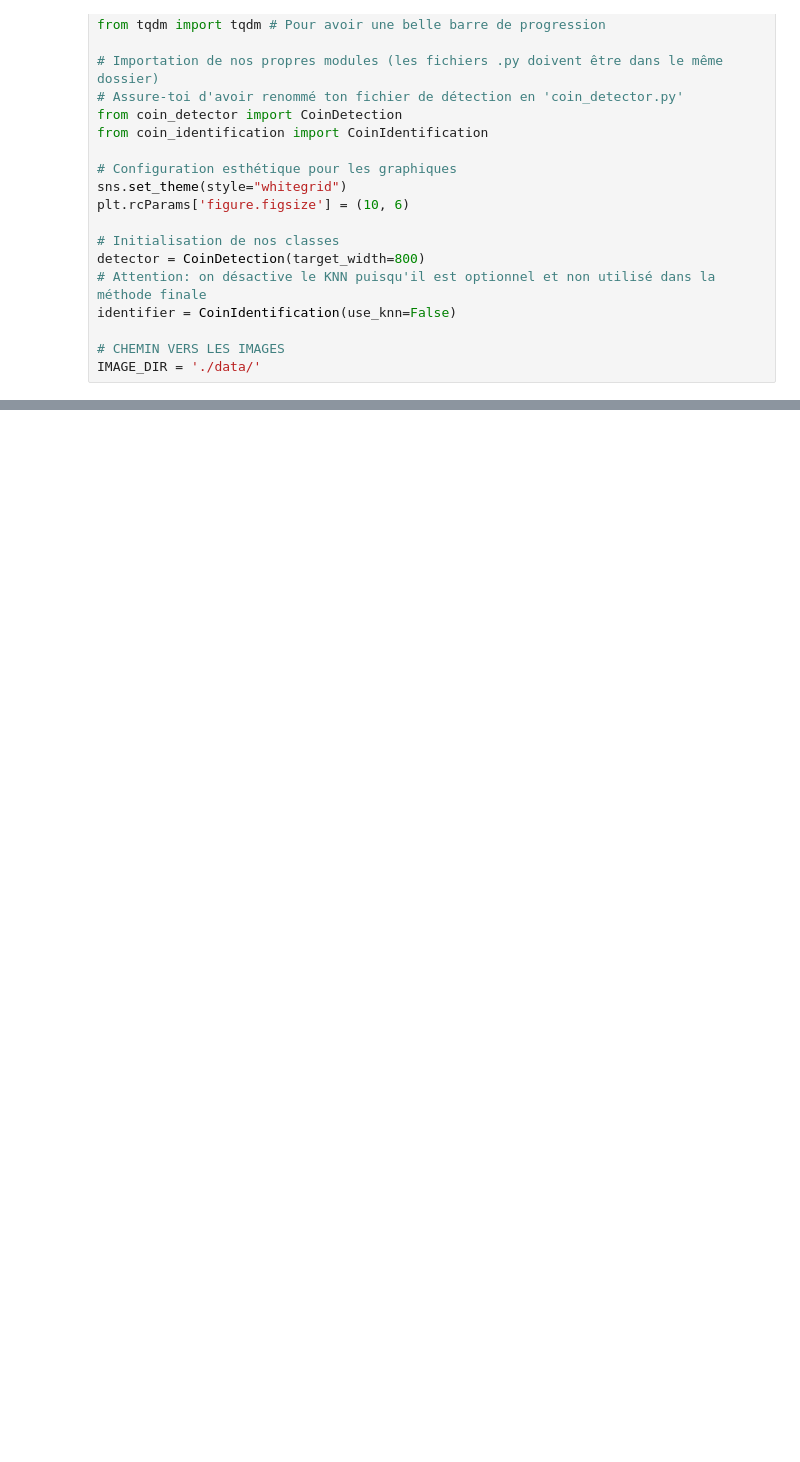
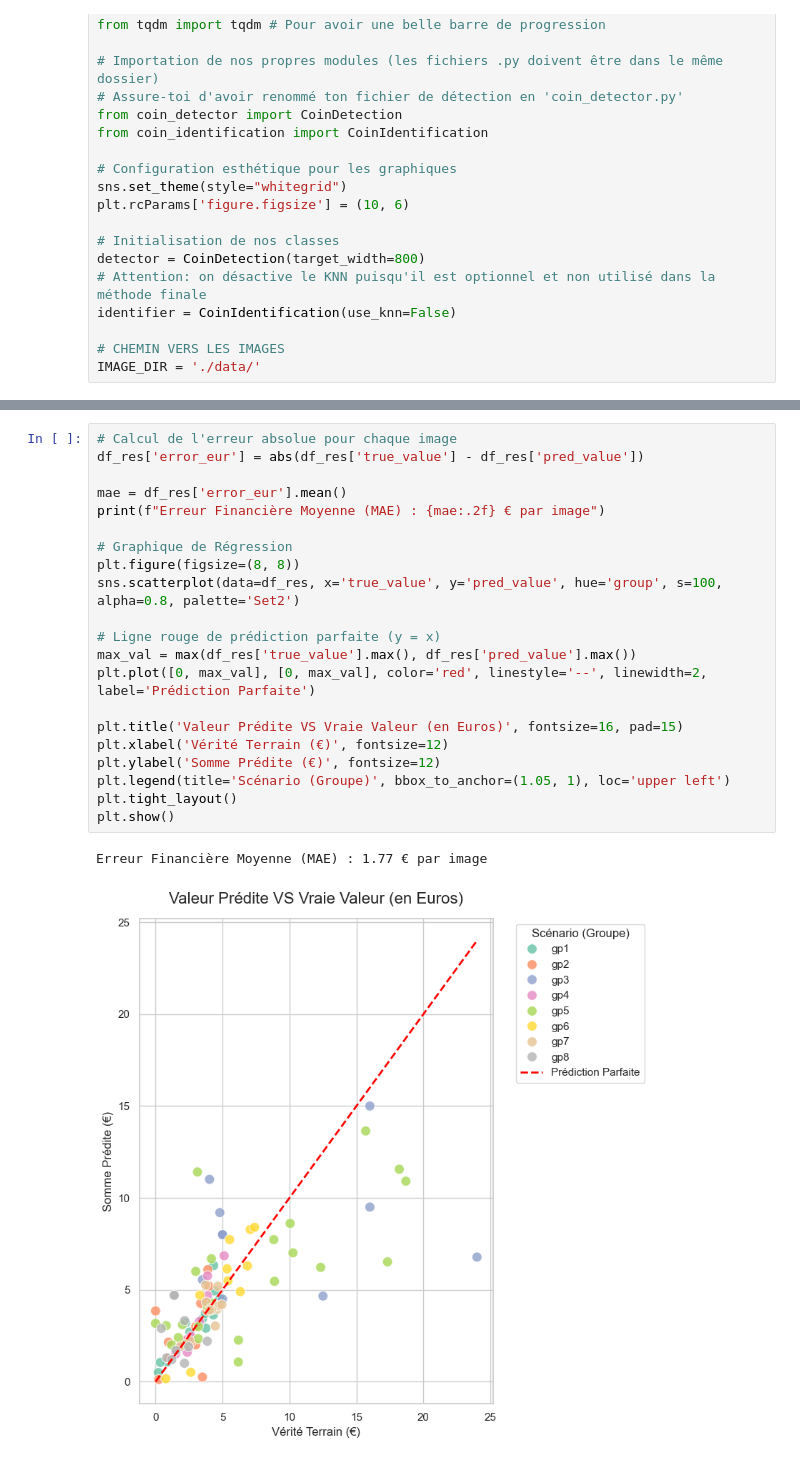
Before and after one commit to Aya-chihoub/Projet-Analyse-img-M1, a Jupyter notebook: notebook_Evaluation.ipynb, the cells around one changed output, grey strips where cells are left out. Drawn from its saved outputs; the diff is of its cells as text; blank space fills up the shorter version.

```diff
--- a/notebook_Evaluation.ipynb
+++ b/notebook_Evaluation.ipynb
@@ -131,0 +174,24 @@ Score F1  : 66.7% (Moyenne harmonique)
+# %%
+# Calcul de l'erreur absolue pour chaque image
+df_res['error_eur'] = abs(df_res['true_value'] - df_res['pred_value'])
+
+mae = df_res['error_eur'].mean()
+print(f"Erreur Financière Moyenne (MAE) : {mae:.2f} € par image")
+
+# Graphique de Régression
+plt.figure(figsize=(8, 8))
+sns.scatterplot(data=df_res, x='true_value', y='pred_value', hue='group', s=100, alpha=0.8, palette='Set2')
+
+# Ligne rouge de prédiction parfaite (y = x)
+max_val = max(df_res['true_value'].max(), df_res['pred_value'].max())
+plt.plot([0, max_val], [0, max_val], color='red', linestyle='--', linewidth=2, label='Prédiction Parfaite')
+
+plt.title('Valeur Prédite VS Vraie Valeur (en Euros)', fontsize=16, pad=15)
+plt.xlabel('Vérité Terrain (€)', fontsize=12)
+plt.ylabel('Somme Prédite (€)', fontsize=12)
+plt.legend(title='Scénario (Groupe)', bbox_to_anchor=(1.05, 1), loc='upper left')
+plt.tight_layout()
+plt.show()
+# %% [output]
+Erreur Financière Moyenne (MAE) : 1.77 € par image
+[figure, added]
```
Also changed, not shown: parts of 10 cells of this notebook, 1 other file.
